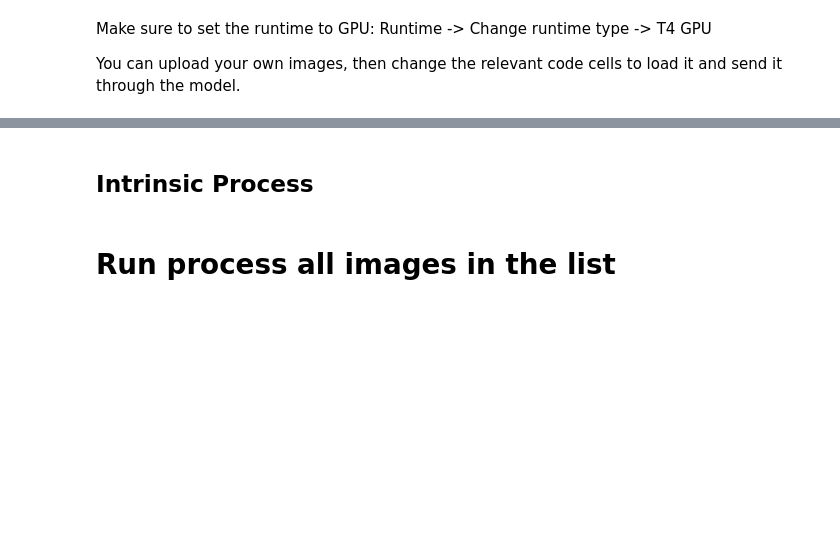
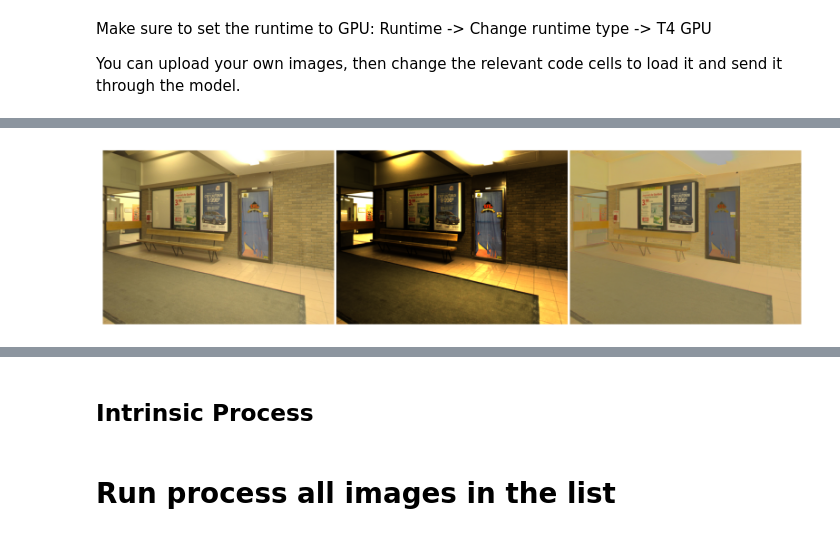
Before and after one commit to vohoaidanh/AIGCDetectBenchmark, a Jupyter notebook: intrinsic_inference.ipynb, the cells around one changed output, grey strips where cells are left out. Saved outputs shown, nothing was run; the diff lists cells and outputs as text; code cells hidden in the pictures; blank space fills up the shorter version.

```diff
--- a/intrinsic_inference.ipynb
+++ b/intrinsic_inference.ipynb
@@ -28,4 +51,4 @@ intrinsic_model = load_models('paper_weights')
 torch.hub.download_url_to_file('https://raw.githubusercontent.com/compphoto/Intrinsic/main/figures/avocado.png', 'avo.png')
 # %%
 # load the image to run through the pipeline
-img = load_image('/content/avo.png')
+img = load_image('/content/9C4A0003-80.0-1.70875-1.03944.jpg')
@@ -45,0 +74,8 @@ alb = result['albedo']
+# %%
+img_array = (shd * 255).astype(np.uint8)
+img = Image.fromarray(img_array)
+img.save("output_image.png")
+# %%
+# show the result (gamma corrects the linear intrinsic components and scales to [0-1])
+show([img, c, view(alb)], size=(20, 7))
+# %% [output]
@@ -46,2 +83,3 @@ alb = result['albedo']
+[figure, added]
 # %%
 # show the result (gamma corrects the linear intrinsic components and scales to [0-1])
```
Also changed, not shown: parts of 6 cells of this notebook.
